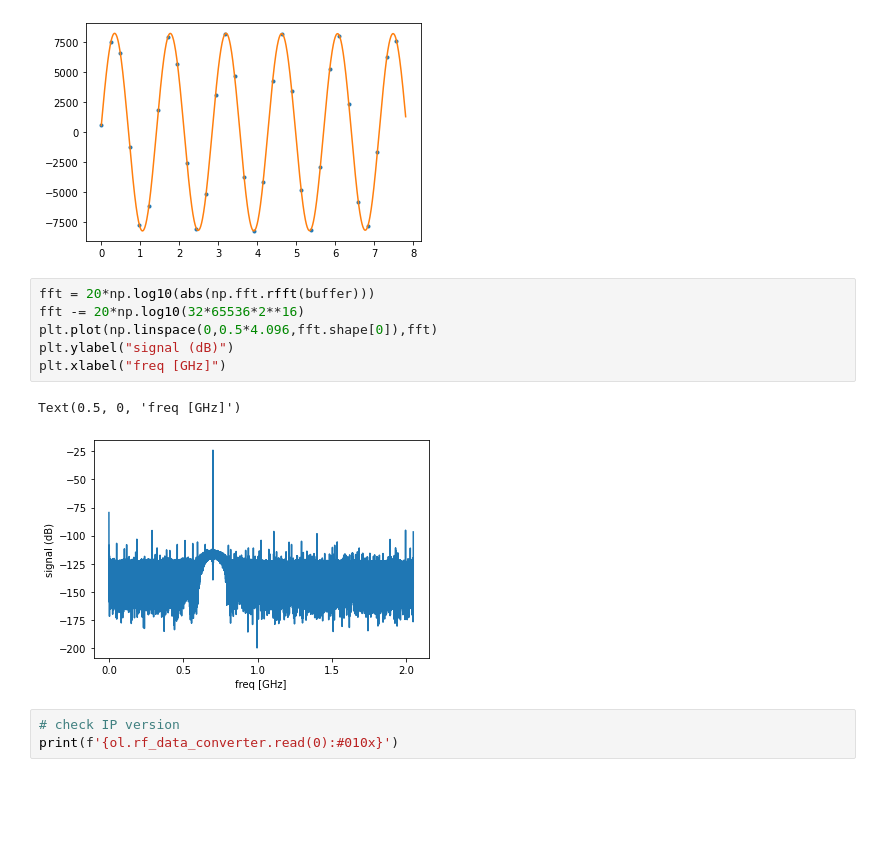
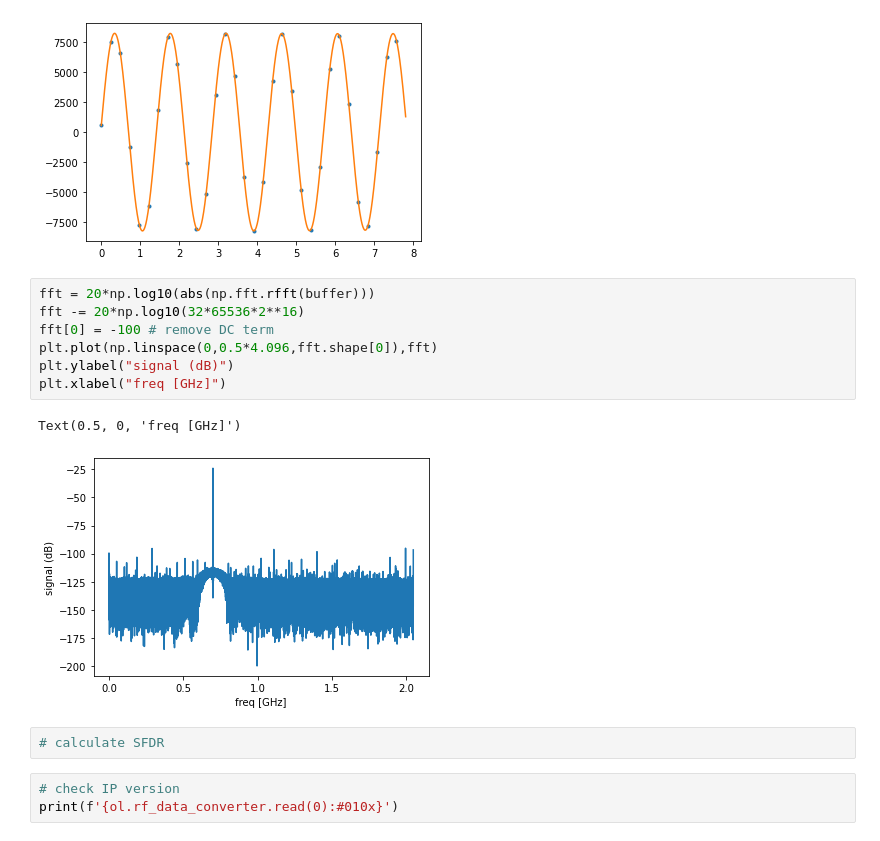
Before and after one commit to qnngroup/rfsoc_dds, a Jupyter notebook: pynq/dds_test.ipynb, the cells around one changed output. Saved outputs shown, nothing was run; the diff lists cells and outputs as text; blank space fills up the shorter version.

```diff
--- a/pynq/dds_test.ipynb
+++ b/pynq/dds_test.ipynb
@@ -48,12 +48,15 @@ transferred 4.0MiB in 0.51ms (4.089GS/s)
 # %%
 fft = 20*np.log10(abs(np.fft.rfft(buffer)))
 fft -= 20*np.log10(32*65536*2**16)
+fft[0] = -100 # remove DC term
 plt.plot(np.linspace(0,0.5*4.096,fft.shape[0]),fft)
 plt.ylabel("signal (dB)")
 plt.xlabel("freq [GHz]")
 # %% [output]
 Text(0.5, 0, 'freq [GHz]')
-[figure, old version]
+[figure, new version]
+# %%
+# calculate SFDR
 # %%
 # check IP version
 print(f'{ol.rf_data_converter.read(0):#010x}')
```
Also changed, not shown: parts of 1 cell of this notebook, 2 other files.
